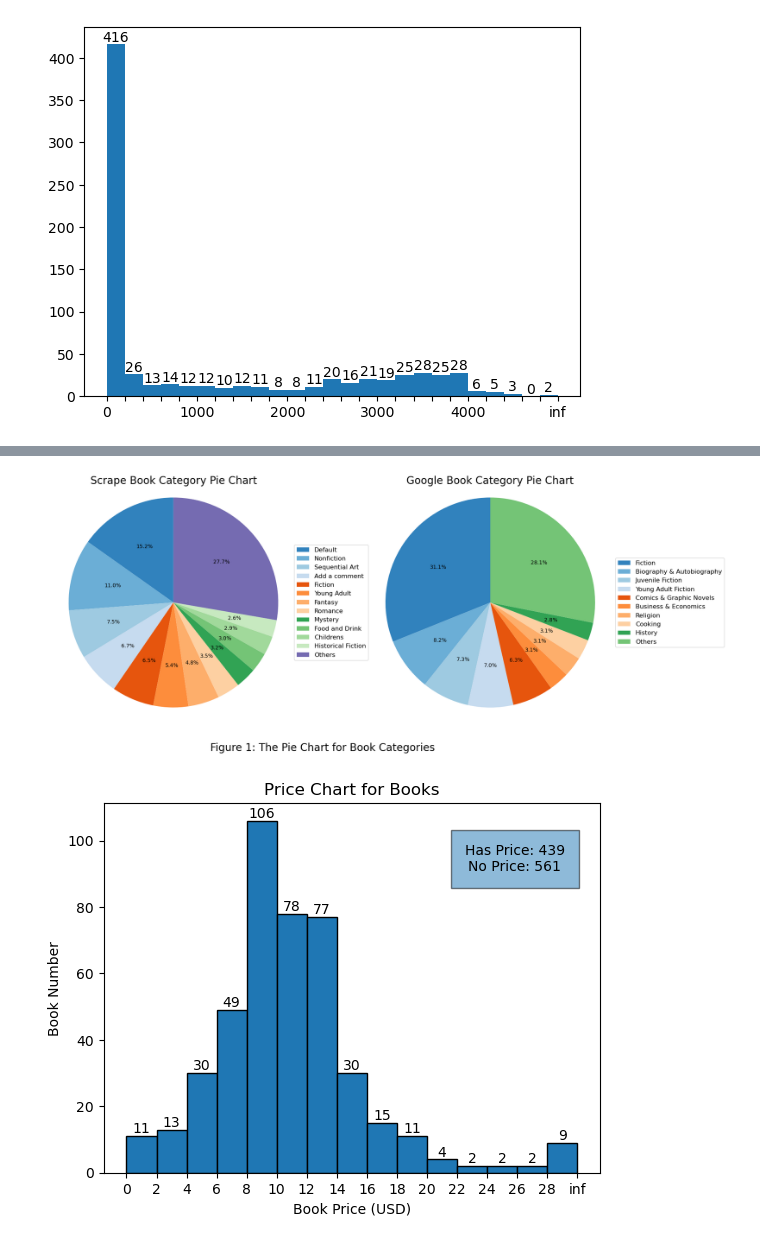
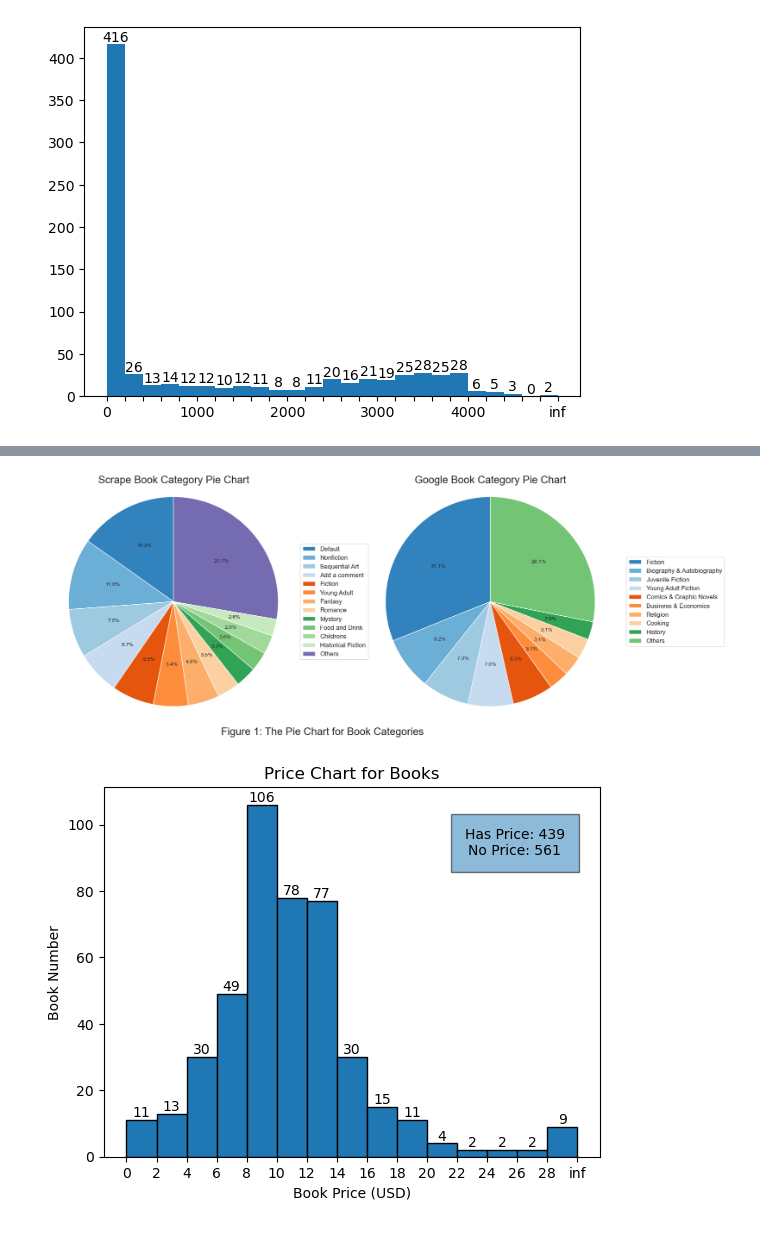
Before and after one commit to Zirui-Zhou/INT303_Web_Scraping_And_Data_Analysis, a Jupyter notebook: Zirui_Zhou+1927924.ipynb, the cells around one changed output, grey strips where cells are left out. Saved outputs shown, nothing was run; the diff lists cells and outputs as text; code cells hidden in the pictures.

```diff
--- a/Zirui_Zhou+1927924.ipynb
+++ b/Zirui_Zhou+1927924.ipynb
@@ -647,35 +679,35 @@ scrape_category_info = pandas.concat([
     pandas.Series(scrape_category_info[scrape_category_info.between(0, 20, inclusive="both")].sum(), ["Others"])
 ])
 
 google_category_info = pandas.concat([
     google_category_info[google_category_info.ge(20)],
     pandas.Series(google_category_info[google_category_info.between(0, 20, inclusive="both")].sum(), ["Others"])
 ])
 
 import numpy as np
 cmap = plt.get_cmap("tab20c")
 inner_colors = list(cmap.colors)
 
 fig5, (ax5, av5) = plt.subplots(1, 2)
 fig5.set_size_inches(20, 8)
 
 ax5.pie(scrape_category_info.values, autopct='%1.1f%%',
         shadow=False, startangle=90, colors=inner_colors)
 _ = ax5.axis('equal')  # Equal aspect ratio ensures that pie is drawn as a circle.
 ax5.set_title("Scrape Book Category Pie Chart", fontsize=20)
 ax5.legend(labels=scrape_category_info.index, bbox_to_anchor=(1.25,0.5), loc="center right", fontsize=12
           )
 
 av5.pie(google_category_info.values, autopct='%1.1f%%',
         shadow=False, startangle=90, colors=inner_colors)
 _ = av5.axis('equal')  # Equal aspect ratio ensures that pie is drawn as a circle.
 # av5.legend(labels=google_category_info.index)
 av5.legend(labels=google_category_info.index, bbox_to_anchor=(1.4,0.5), loc="center right", fontsize=12
            )
 av5.set_title("Google Book Category Pie Chart", fontsize=20)
-_ = fig5.text(s="Figure 1: The Pie Chart for Book Categories", x =0.5, y= 0.00, ha="center", fontsize=20)
+_ = fig5.text(s="Figure 1: The Pie Chart for Book Categories", x =0.5, y= 0.05, ha="center", fontsize=20)
 # %% [output]
-[figure, old version]
+[figure, new version]
 # %%
 price_info = book_info["Google Price"].dropna().apply(lambda x: float(get_number_pattern().findall(x)[0]))
 price_info = price_info.value_counts(bins=list(range(0, 30, 2))+[math.inf]).sort_index()
```
Also changed, not shown: parts of 10 cells of this notebook.
